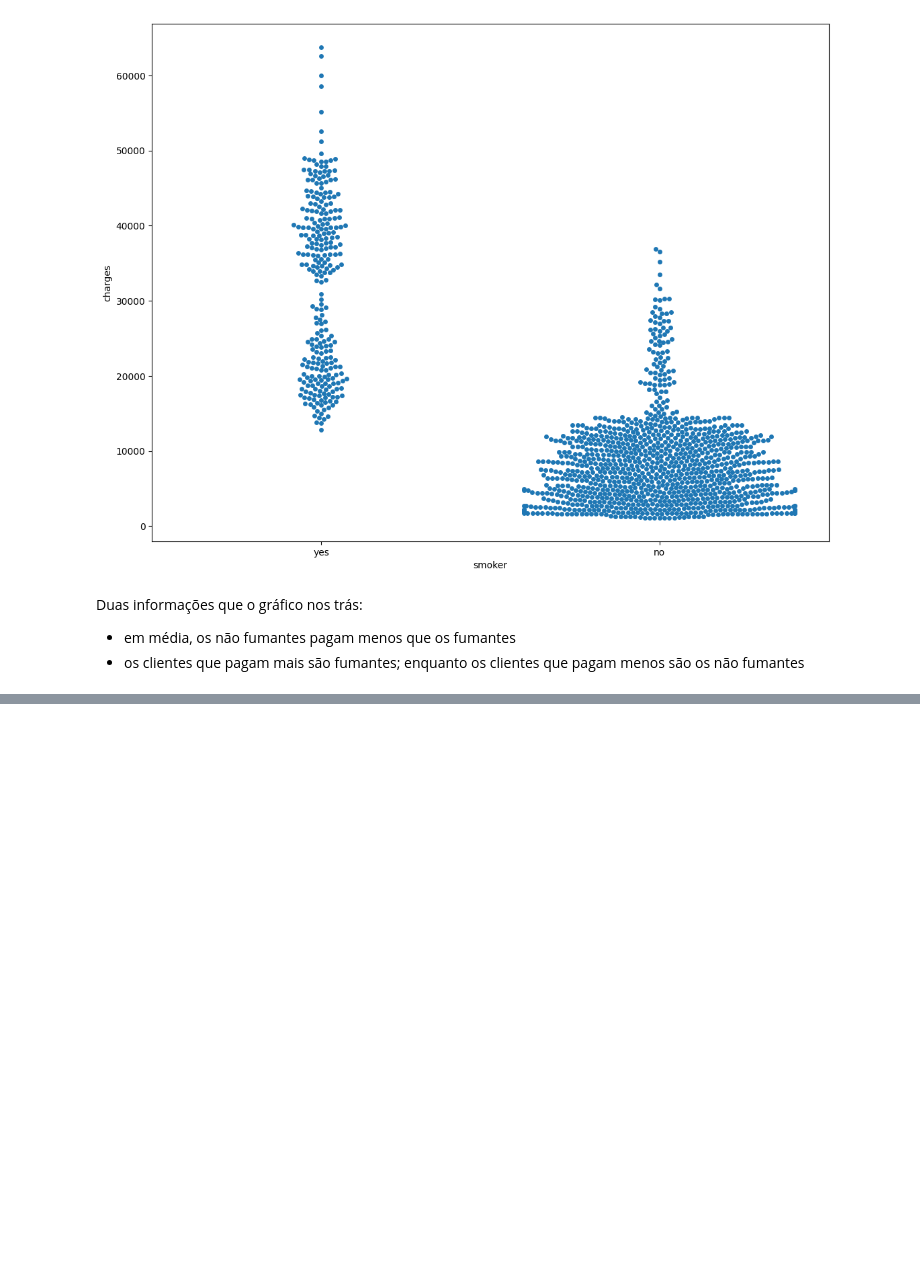
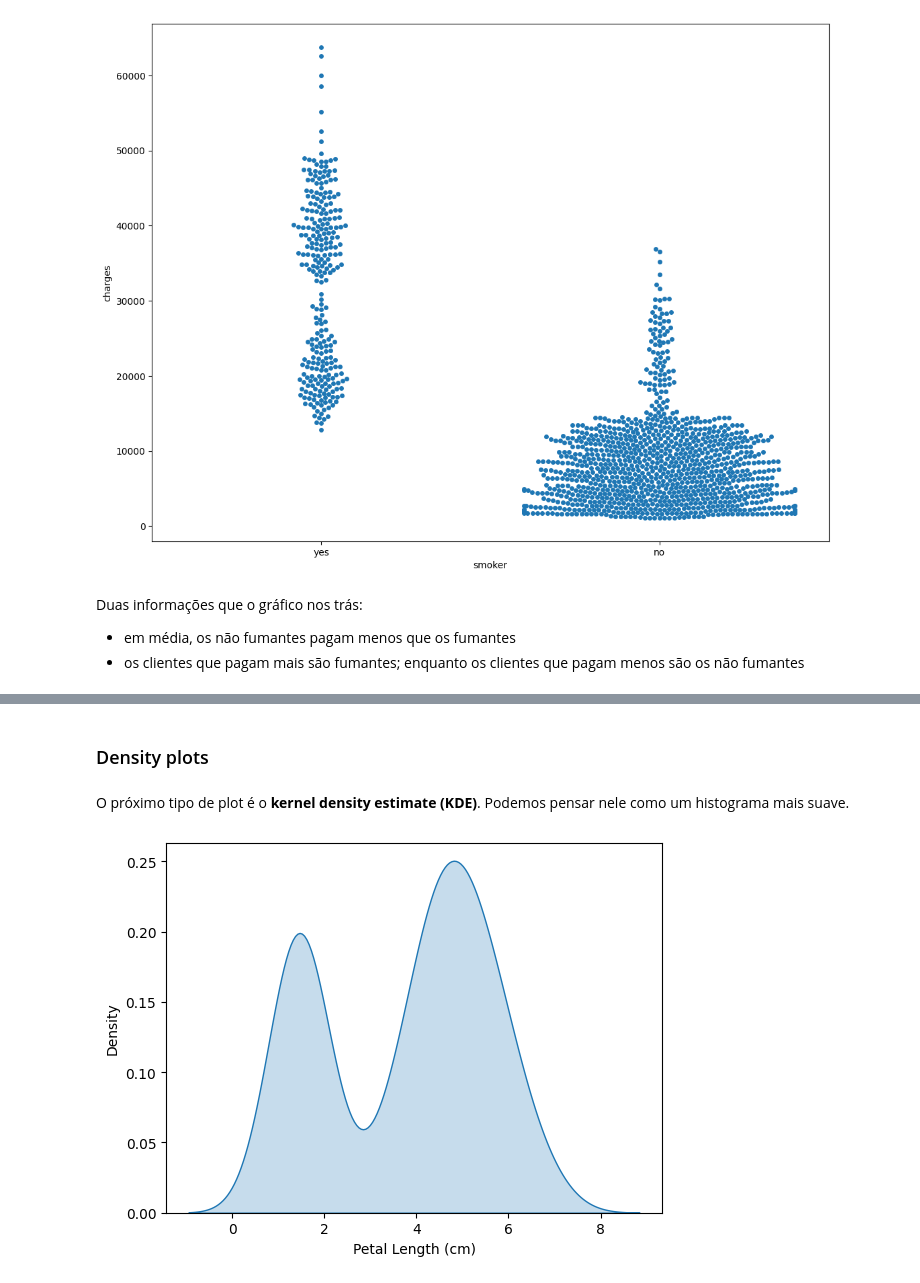
Before and after one commit to kawakami01/kaggle-courses, a Jupyter notebook: Data Visualization Course/kaggle-data-visualization-course.ipynb, the cells around one changed output, grey strips where cells are left out. Saved outputs shown, nothing was run; the diff lists cells and outputs as text; code cells hidden in the pictures; blank space fills up the shorter version.

```diff
--- a/Data Visualization Course/kaggle-data-visualization-course.ipynb
+++ b/Data Visualization Course/kaggle-data-visualization-course.ipynb
@@ -262,0 +304,8 @@ Duas informações que o gráfico nos trás:
+# %% [markdown]
+### Density plots
+# %% [markdown]
+O próximo tipo de plot é o **kernel density estimate (KDE)**. Podemos pensar nele como um histograma mais suave.
+# %%
+sns.kdeplot(data=iris_data['Petal Length (cm)'], fill=True);
+# %% [output]
+[figure, added]
```
Also changed, not shown: parts of 19 cells of this notebook, 2 other files.
